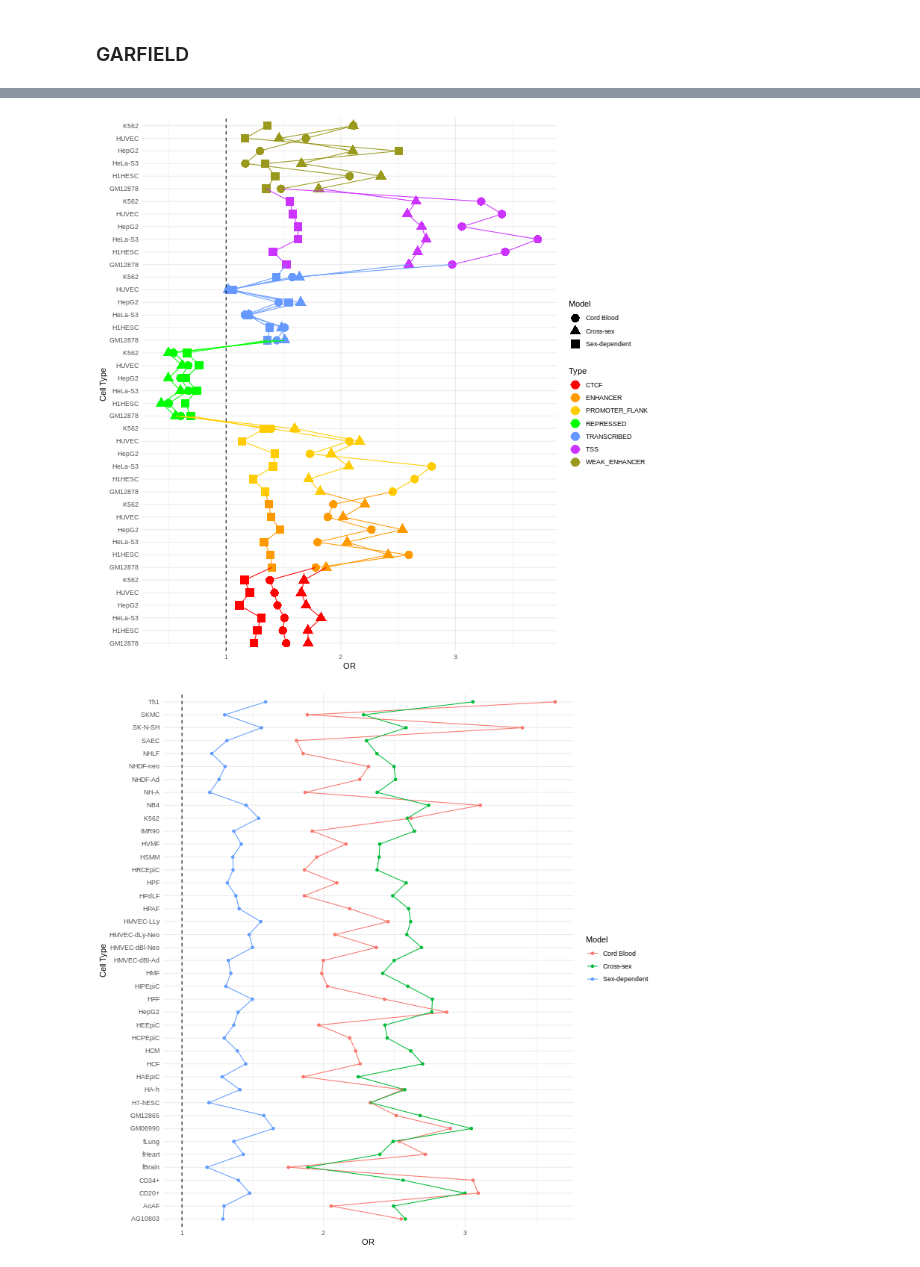
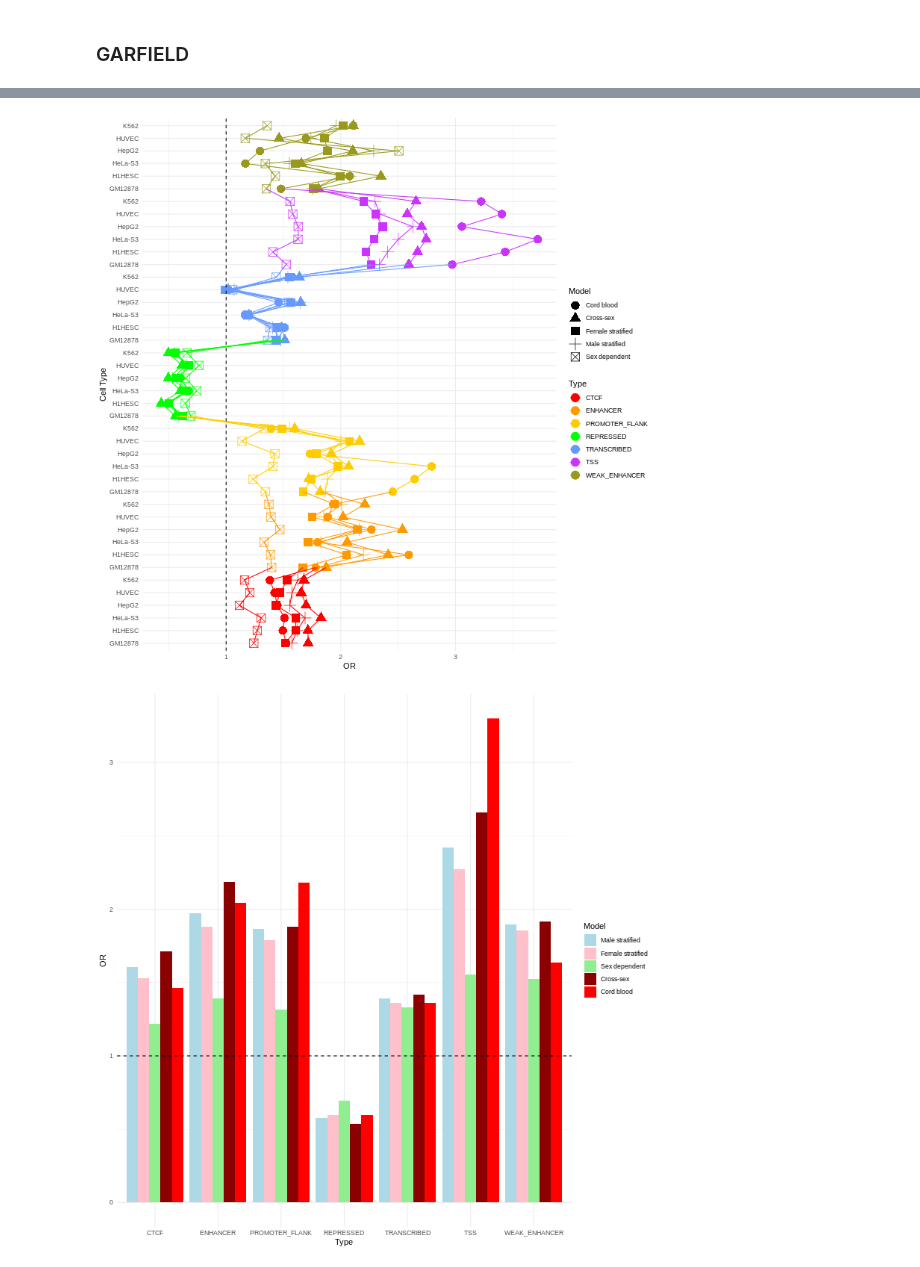
Before and after one commit to wilcas/sex_specific_mQTL, a Jupyter notebook: delahaye_mQTL_analyses/mQTL_meta_analysis.ipynb, the cells around one changed output, grey strips where cells are left out. Drawn from its saved outputs; the diff is of its cells as text; code cells hidden in the pictures.

Commit message:
added garfield sex-stratified points

```diff
--- a/delahaye_mQTL_analyses/mQTL_meta_analysis.ipynb
+++ b/delahaye_mQTL_analyses/mQTL_meta_analysis.ipynb
@@ -714,12 +714,17 @@ print(
 # %%
 %%R -w 750 -h 750
 garfield_marginal <- fread("../../1kg_ld_data/output/mqtl_delahaye_richs_meta/garfield.test.mqtl_delahaye_richs_meta.out")
+garfield_male <- fread("../../1kg_ld_data/output/mqtl_delahaye_richs_male_meta/garfield.test.mqtl_delahaye_richs_male_meta.out")
+garfield_female <- fread("../../1kg_ld_data/output/mqtl_delahaye_richs_female_meta/garfield.test.mqtl_delahaye_richs_female_meta.out")
+
 garfield_sex <- fread("../../1kg_ld_data/output/mqtl_delahaye_richs_sex_meta/garfield.test.mqtl_delahaye_richs_sex_meta.out")
 garfield_cord <- fread("../../1kg_ld_data/output/mqtl_aries_cord/garfield.test.mqtl_aries_cord.out")
-garfield_sex$Model = "Sex-dependent"
+garfield_sex$Model = "Sex dependent"
+garfield_male$Model <- "Male stratified"
+garfield_female$Model <- "Female stratified"
 garfield_marginal$Model = "Cross-sex"
-garfield_cord$Model = "Cord Blood"
-garfield <- rbindlist(list(garfield_marginal, garfield_sex,garfield_cord))[Category == "Chromatin_States" & PThresh == 1e-8]
+garfield_cord$Model = "Cord blood"
+garfield <- rbindlist(list(garfield_male,garfield_female,garfield_sex,garfield_marginal,garfield_cord))[Category == "Chromatin_States" & PThresh == 1e-8]
 print(head(garfield_marginal))
 p <- ggplot(garfield, aes(as.character(ID),OR,color=Type,shape = Model, group = Model)) +
     geom_point(position = "identity", stat="identity",size = 5) +
@@ -732,8 +737,16 @@ p <- ggplot(garfield, aes(as.character(ID),OR,color=Type,shape = Model, group =
     scale_x_discrete(labels=garfield$Celltype)+
     theme(strip.text.y = element_text(size=30))
 print(p)
-
-garfield <- rbindlist(list(garfield_marginal, garfield_sex,garfield_cord))[Category == "Footprints" & PThresh == 1e-8]
+garfield <- garfield[,.(OR=mean(OR)),by=c("Model","Type")]
+garfield$Model <- factor(garfield$Model,levels=c("Male stratified", "Female stratified","Sex dependent","Cross-sex", "Cord blood"))
+p <- ggplot(garfield, aes(Type,OR,fill=Model)) +
+    geom_col(position="dodge")+
+    geom_hline(linetype="dashed", yintercept=1) +
+    theme_minimal() +
+    scale_fill_manual(values=c("light blue","pink", "light green", "dark red","red"))+
+    theme(strip.text.y = element_text(size=30))
+print(p)
+garfield <- rbindlist(list(garfield_male,garfield_female,garfield_sex,garfield_marginal,garfield_cord))[Category == "Footprints" & PThresh == 1e-8]
 p <- ggplot(garfield, aes(as.character(Celltype),OR,color=Model, group=Model)) +
     geom_point(position = "identity", stat="identity") +
     geom_line()+
@@ -743,7 +756,7 @@ p <- ggplot(garfield, aes(as.character(Celltype),OR,color=Model, group=Model)) +
     theme_minimal() +
     theme(strip.text.y = element_text(size=30))
 print(p)
-garfield <- rbindlist(list(garfield_marginal, garfield_sex,garfield_cord))[Category == "Hotspots"& grepl("fetal|Fetal",as.character(Celltype))& PThresh == 1e-8]
+garfield <- rbindlist(list(garfield_male,garfield_female,garfield_sex,garfield_marginal,garfield_cord))[Category == "Hotspots"& grepl("fetal|Fetal",as.character(Celltype))& PThresh == 1e-8]
 p <- ggplot(garfield[,.(OR=max(OR)),by=.(Model,Celltype)], aes(as.character(Celltype),OR,color=Model, group=Model)) +
     geom_point(position = "identity", stat="identity") +
     geom_line()+
@@ -753,7 +766,7 @@ p <- ggplot(garfield[,.(OR=max(OR)),by=.(Model,Celltype)], aes(as.character(Cell
     theme(strip.text.y = element_text(size=30))+
     ggtitle("Fetal Tissue Enrichment DHS")
 print(p)
-garfield <- rbindlist(list(garfield_marginal, garfield_sex,garfield_cord))[Category == "Peaks" & grepl("fetal|Fetal",as.character(Celltype))& PThresh == 1e-8]
+garfield <- rbindlist(list(garfield_male,garfield_female,garfield_sex,garfield_marginal,garfield_cord))[Category == "Peaks" & grepl("fetal|Fetal",as.character(Celltype))& PThresh == 1e-8]
 print(garfield)
 p <- ggplot(garfield[,.(OR=max(OR)),by=.(Model,Celltype)], aes(as.character(Celltype),OR,color=Model, group=Model)) +
     geom_point(position = "identity", stat="identity") +
@@ -769,7 +782,7 @@ print(p)
 library(RColorBrewer)
 # Define the number of colors you want
 
-garfield <- rbindlist(list(garfield_marginal, garfield_sex,garfield_cord))[Category == "Hotspots"& !grepl("fetal|Fetal",as.character(Celltype))& PThresh == 1e-8]
+garfield <- rbindlist(list(garfield_male,garfield_female,garfield_sex,garfield_marginal,garfield_cord))[Category == "Hotspots"& !grepl("fetal|Fetal",as.character(Celltype))& PThresh == 1e-8]
 nb.cols <- length(unique(garfield$Tissue))
 mycolors <- colorRampPalette(brewer.pal(8, "Paired"))(nb.cols)
 p <- ggplot(garfield[,.(OR=max(OR)),by=.(Model,Celltype)], aes(as.character(Celltype),OR,color=Model, group=Model)) +
@@ -781,7 +794,7 @@ p <- ggplot(garfield[,.(OR=max(OR)),by=.(Model,Celltype)], aes(as.character(Cell
     theme(strip.text.y = element_text(size=30))+
     ggtitle("Tissue Enrichment DHS")
 print(p)
-garfield <- rbindlist(list(garfield_marginal, garfield_sex,garfield_cord))[Category == "Peaks" & !grepl("fetal|Fetal",as.character(Celltype))& PThresh == 1e-8]
+garfield <- rbindlist(list(garfield_male,garfield_female,garfield_sex,garfield_marginal,garfield_cord))[Category == "Peaks" & !grepl("fetal|Fetal",as.character(Celltype))& PThresh == 1e-8]
 nb.cols <- length(unique(garfield$Tissue))
 mycolors <- colorRampPalette(brewer.pal(8, "Paired"))(nb.cols)
 p <- ggplot(garfield[,.(OR=max(OR)),by=.(Model,Celltype)], aes(as.character(Celltype),OR,color=Model, group=Model)) +
@@ -814,2 +827,2 @@ print(p)
-[figure, old version]
+[figure, new version]
-[figure, old version]
+[figure, new version]
```
Also changed, not shown: parts of 1 cell of this notebook.
